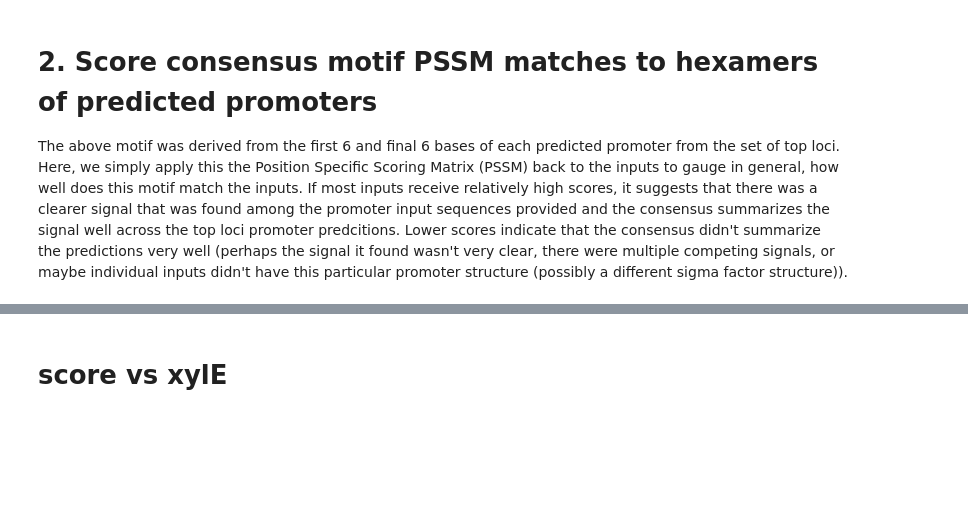
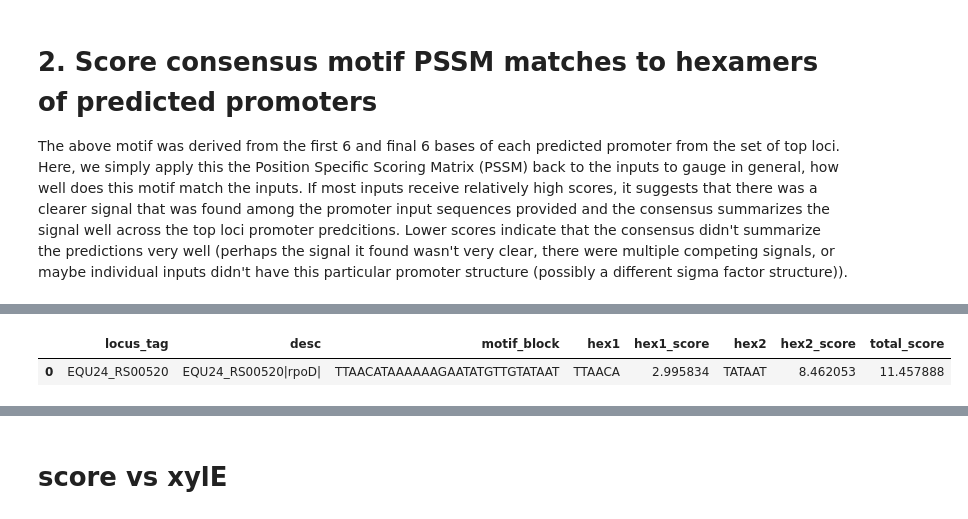
Before and after one commit to erinhwilson/promoter-id-from-rnaseq, a Jupyter notebook: tutorials/xyle_analysis.ipynb, the cells around one changed output, grey strips where cells are left out. Drawn from its saved outputs; the diff is of its cells as text; code cells hidden in the pictures; blank space fills up the shorter version.

```diff
--- a/tutorials/xyle_analysis.ipynb
+++ b/tutorials/xyle_analysis.ipynb
@@ -56,6 +56,14 @@ hex_score_df.head()
 | 2 | EQU24_RS03495 | EQU24_RS03495||cold-shock protein | TTGACTTTGGGGAAATAAGGCATAGAAT | TTGACT | 7.306080 | TAGAAT | 5.739588 | 13.045668 | 16 |
 | 3 | EQU24_RS07185 | EQU24_RS07185||glutamate--ammonia... | TTGTAATTGAGATCAATTAGTTGCTTATAT | TTGTAA | 5.040391 | TTATAT | 3.933783 | 8.974174 | 18 |
 | 4 | EQU24_RS07390 | EQU24_RS07390|rpmI|50S ribosomal ... | CTCAAGGAAACTTACTATTTTTAATCG | CTCAAG | -0.801626 | TAATCG | 3.369716 | 2.568090 | 15 |
+# %%
+rpod_blocks = [("EQU24_RS00520","EQU24_RS00520|rpoD|","TTAACATAAAAAAGAATATGTTGTATAAT")]
+rpod_score_df = cu.score_predictions_to_motif(rpod_blocks, m1, m2)
+# %%
+rpod_score_df
+# %% [output]
+|  | locus_tag | desc | motif_block | hex1 | hex1_score | hex2 | hex2_score | total_score |
+| 0 | EQU24_RS00520 | EQU24_RS00520|rpoD| | TTAACATAAAAAAGAATATGTTGTATAAT | TTAACA | 2.995834 | TATAAT | 8.462053 | 11.457888 |
 # %%
 # write out df
 #hex_score_df.to_csv('hex_scores.tsv', sep='\t', index=False)
```
Also changed, not shown: parts of 7 cells of this notebook.
